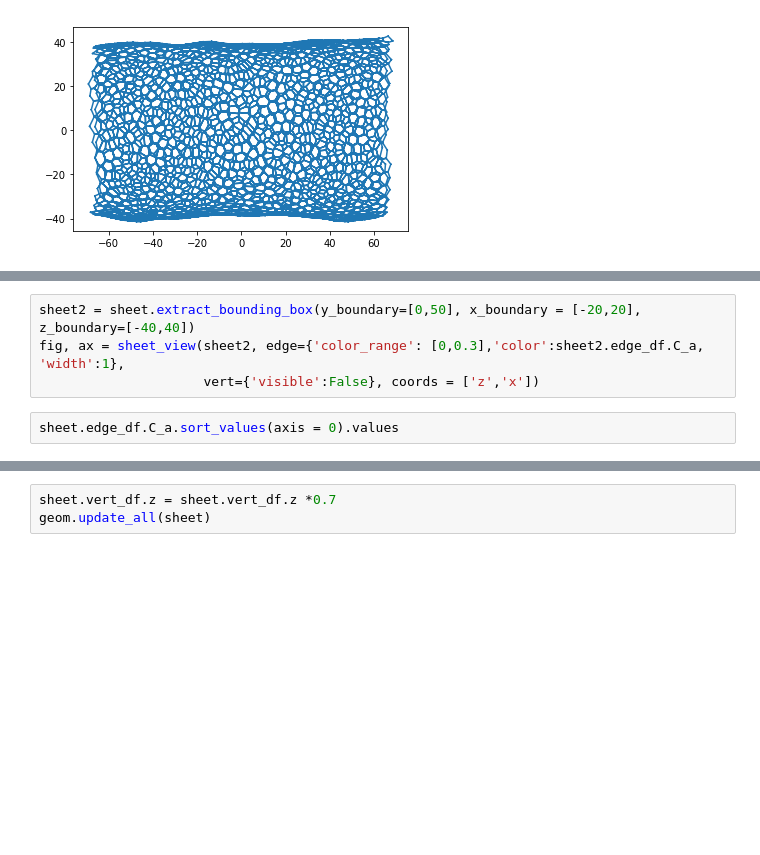
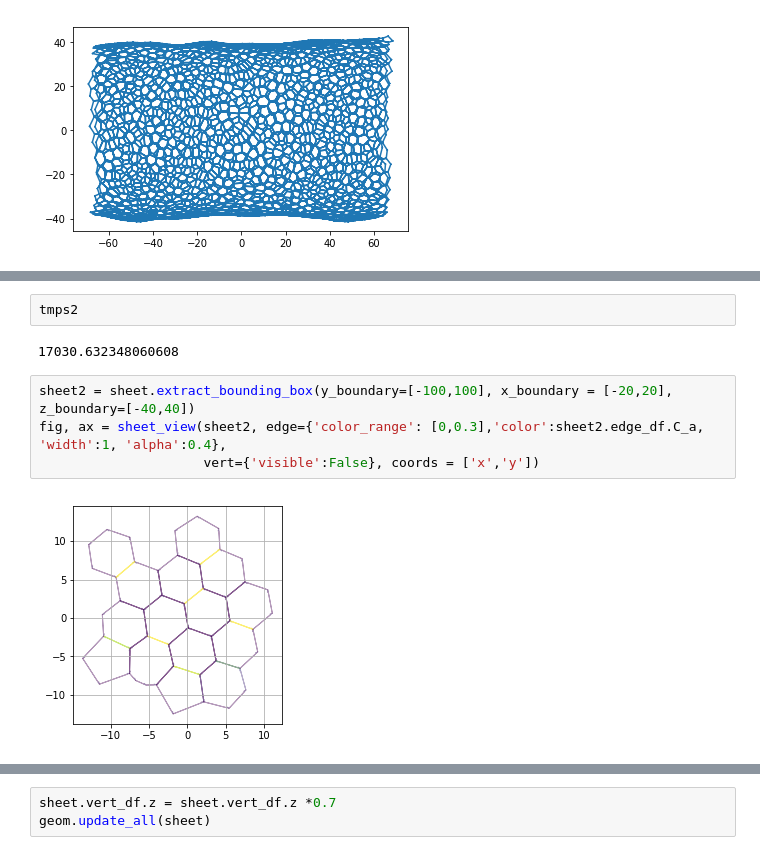
Before and after one commit to suzannelab/polarity, a Jupyter notebook: notebooks/PolaritySalbreux.ipynb, the cells around one changed output, grey strips where cells are left out. Saved outputs shown, nothing was run; the diff lists cells and outputs as text; blank space fills up the shorter version.

```diff
--- a/notebooks/polarity_salbreux-Copy2.ipynb
+++ b/notebooks/PolaritySalbreux.ipynb
@@ -118,6 +310,10 @@ tmps2=time.time()-tmps1
+# %%
+tmps2
+# %% [output]
+17030.632348060608
 # %%
-sheet2 = sheet.extract_bounding_box(y_boundary=[0,50], x_boundary = [-20,20], z_boundary=[-40,40])
-fig, ax = sheet_view(sheet2, edge={'color_range': [0,0.3],'color':sheet2.edge_df.C_a, 'width':1},
-                     vert={'visible':False}, coords = ['z','x'])
+sheet2 = sheet.extract_bounding_box(y_boundary=[-100,100], x_boundary = [-20,20], z_boundary=[-40,40])
+fig, ax = sheet_view(sheet2, edge={'color_range': [0,0.3],'color':sheet2.edge_df.C_a, 'width':1, 'alpha':0.4},
+                     vert={'visible':False}, coords = ['x','y'])
+# %% [output]
+[figure, added]
-# %%
-sheet.edge_df.C_a.sort_values(axis = 0).values
```
Also changed, not shown: parts of 15 cells of this notebook, 11 other files.
